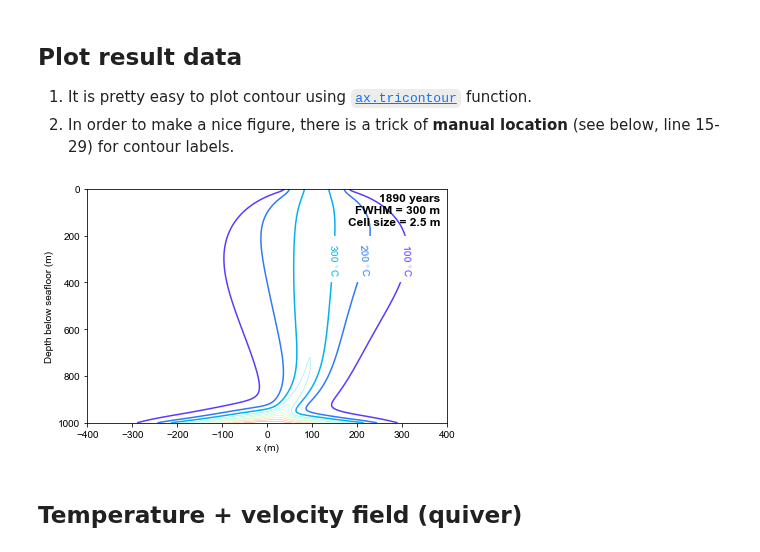
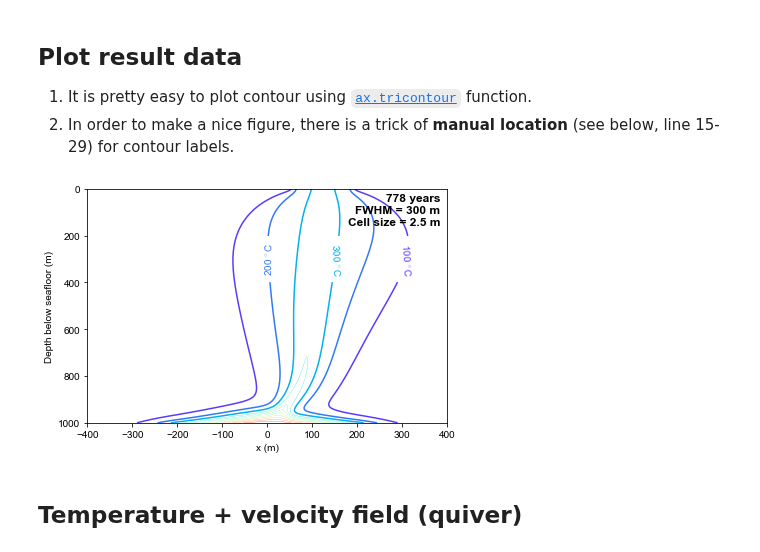
Before and after one commit to lruepke/HTF_lecture, a Jupyter notebook: source/lectures/L04/cases/Jupp_Schultz/jupyter/Plot_CaseResults.ipynb, the cells around one changed output. Cells and saved outputs as stored; diff of their text form; code cells hidden in the pictures.

Commit message:
update Jupp figure

```diff
--- a/source/lectures/L04/cases/Jupp_Schultz/jupyter/Plot_CaseResults.ipynb
+++ b/source/lectures/L04/cases/Jupp_Schultz/jupyter/Plot_CaseResults.ipynb
@@ -58,9 +58,9 @@ def readVTK_2D(vtkfile,positiveDepth=True,scale_coord=1):
 1. It is pretty easy to plot contour using [`ax.tricontour`](https://matplotlib.org/3.1.0/api/_as_gen/matplotlib.pyplot.tricontour.html?highlight=tricontour) function.
 2. In order to make a nice figure, there is a trick of **manual location** (see below, line 15-29) for contour labels.
 # %%
-casePath='/Users/zguo/Downloads/HydrothermalFoamRuns/source/lectures/L04/cases/Jupp_Schultz'
+casePath='/Users/zguo/Downloads/HydrothermalFoamRuns/source/lectures/L04/cases/Jupp_Schultz' # set your own path!!!
 caseDir='Jupp_Schultz'
-time='59616000000'
+time='24537600000'
 vtkfile='%s/VTK/%s_%s.vtk'%(casePath,caseDir, time)
 # read result
 trimesh,pointData,cellData=readVTK_2D(vtkfile)
@@ -74,34 +74,34 @@ CS=ax.tricontour(trimesh,pointData['T']-273.15,levels=levels_c,cmap='rainbow',vm
 # specify clabel position
 y_clabel=300 # approximate y of clabel
 manual_locations=np.zeros((len(levels_c),2))
 for i in range(0,len(CS.collections)):
     dist_min=np.zeros((len(CS.collections[i]._paths),1))
     for j in range(0,len(CS.collections[i]._paths)):
         _path=CS.collections[i]._paths[j]
         vertices_cs=_path._vertices
         dist_y=np.abs(vertices_cs[:,1]-y_clabel)
         dist_min[j]=dist_y.min()
     ind_path=np.argmin(dist_min)
     vertices_cs=CS.collections[i]._paths[ind_path]._vertices
     dist_y=np.abs(vertices_cs[:,1]-y_clabel)
     ind=np.argmin(dist_y)
     manual_locations[i,:]=vertices_cs[ind]
 ax.clabel(CS, inline=True, fmt='%.0f $^{\circ}$C', fontsize=10,manual=manual_locations)
 
 ax.set_xlim(-400,400)
 ax.set_ylim(0, 1000)
 ax.set_xlabel('x (m)')
 ax.set_ylabel('Depth below seafloor (m)')
 ax.text(0.98,0.98,'%.0f years\nFWHM = 300 m\nCell size = 2.5 m'%(float(time)/sec_year),fontsize=12,fontweight='bold',va='top',ha='right',transform=ax.transAxes)
 ax.invert_yaxis()
 plt.tight_layout()
 
 plt.savefig(path_figures+'/T_Jupp_Schultz300_2.5_steady.pdf')
 plt.savefig(path_figures+'/T_Jupp_Schultz300_2.5_steady.svg')
 
 plt.show()
 # %% [output]
-[figure, old version]
+[figure, new version]
 # %% [markdown]
 ## Temperature + velocity field (quiver)
 # %%
```
Also changed, not shown: parts of 1 cell of this notebook, 5 other files.
